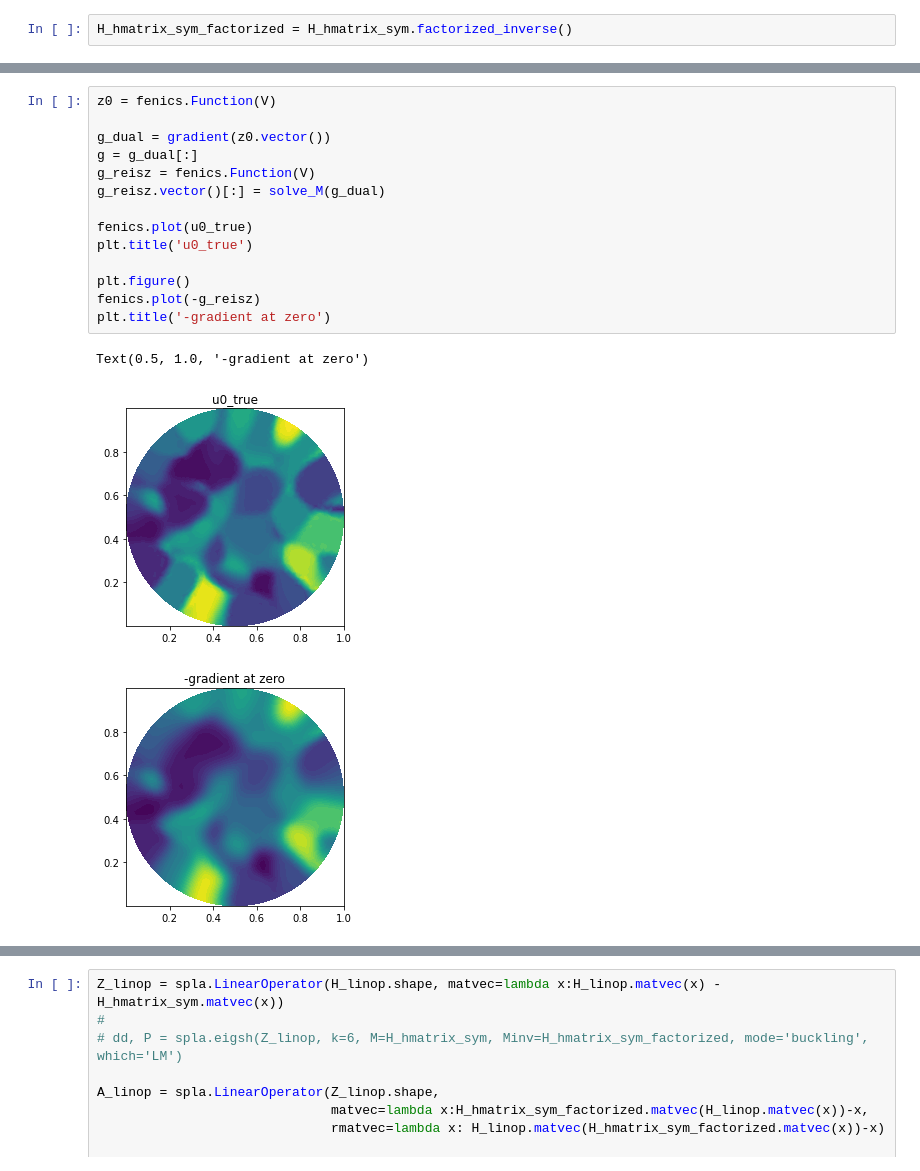
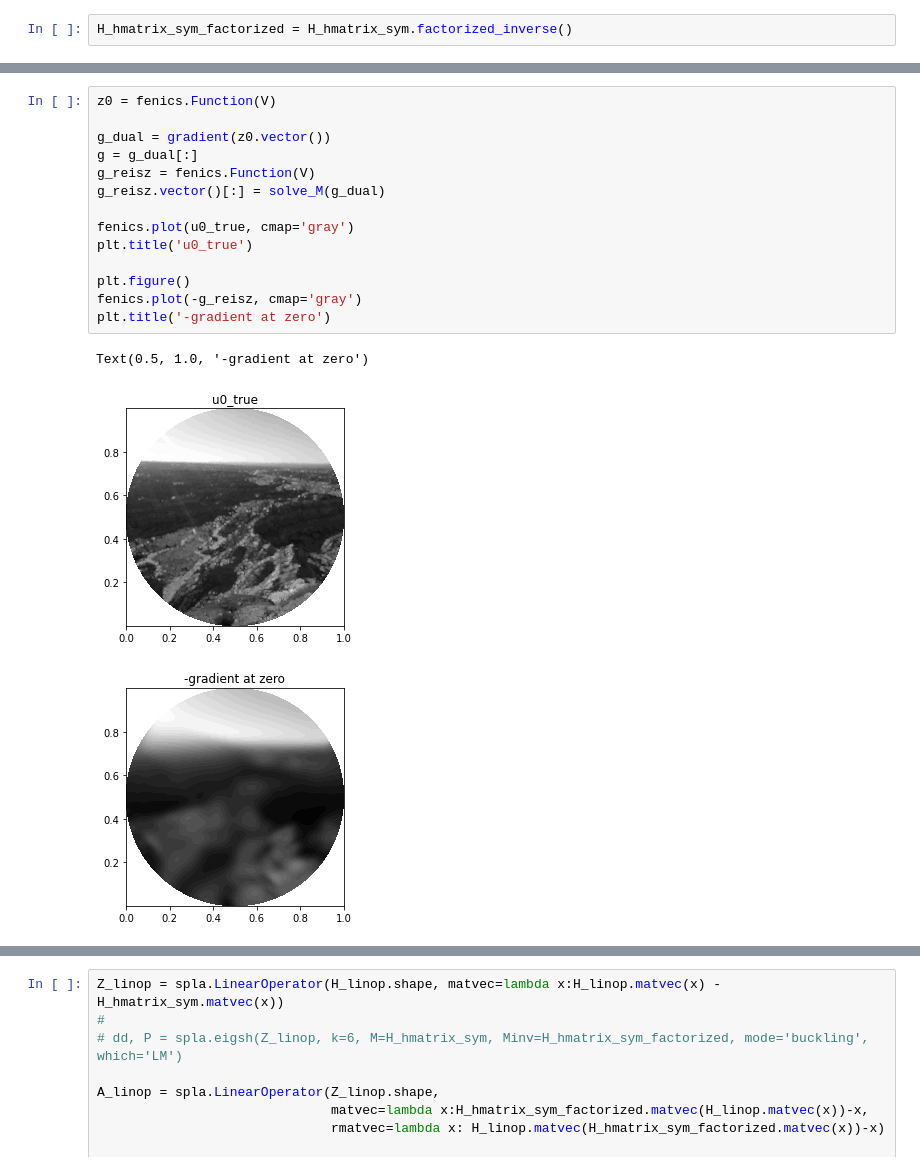
Before and after one commit to NickAlger/localpsf, a Jupyter notebook: code/heat_inverse_problem.ipynb, the cells around one changed output, grey strips where cells are left out. Cells and saved outputs as stored; diff of their text form.

```diff
--- a/code/heat_inverse_problem.ipynb
+++ b/code/heat_inverse_problem.ipynb
@@ -570,21 +570,21 @@ err_pre= 0.004249910830543617
 # %%
 z0 = fenics.Function(V)
 
 g_dual = gradient(z0.vector())
 g = g_dual[:]
 g_reisz = fenics.Function(V)
 g_reisz.vector()[:] = solve_M(g_dual)
 
-fenics.plot(u0_true)
+fenics.plot(u0_true, cmap='gray')
 plt.title('u0_true')
 
 plt.figure()
-fenics.plot(-g_reisz)
+fenics.plot(-g_reisz, cmap='gray')
 plt.title('-gradient at zero')
 # %% [output]
 Text(0.5, 1.0, '-gradient at zero')
-[figure, old version]
+[figure, new version]
-[figure, old version]
+[figure, new version]
 # %%
 u0_exact = spla.gmres(H_linop, -g, M=H_hmatrix_sym_factorized, restart=50, maxiter=1, tol=krylov_tol)[0]
 u0_err_exact = np.linalg.norm(apply_H(u0_exact) + g)/np.linalg.norm(g)
```
Also changed, not shown: parts of 24 cells of this notebook.
